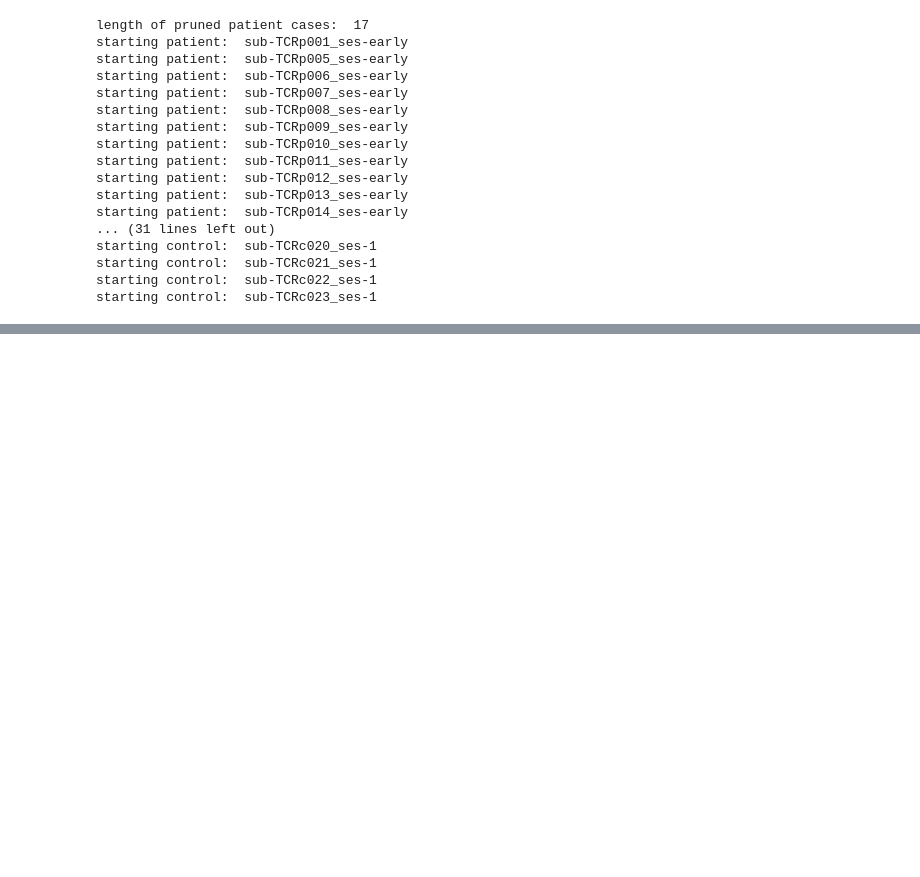
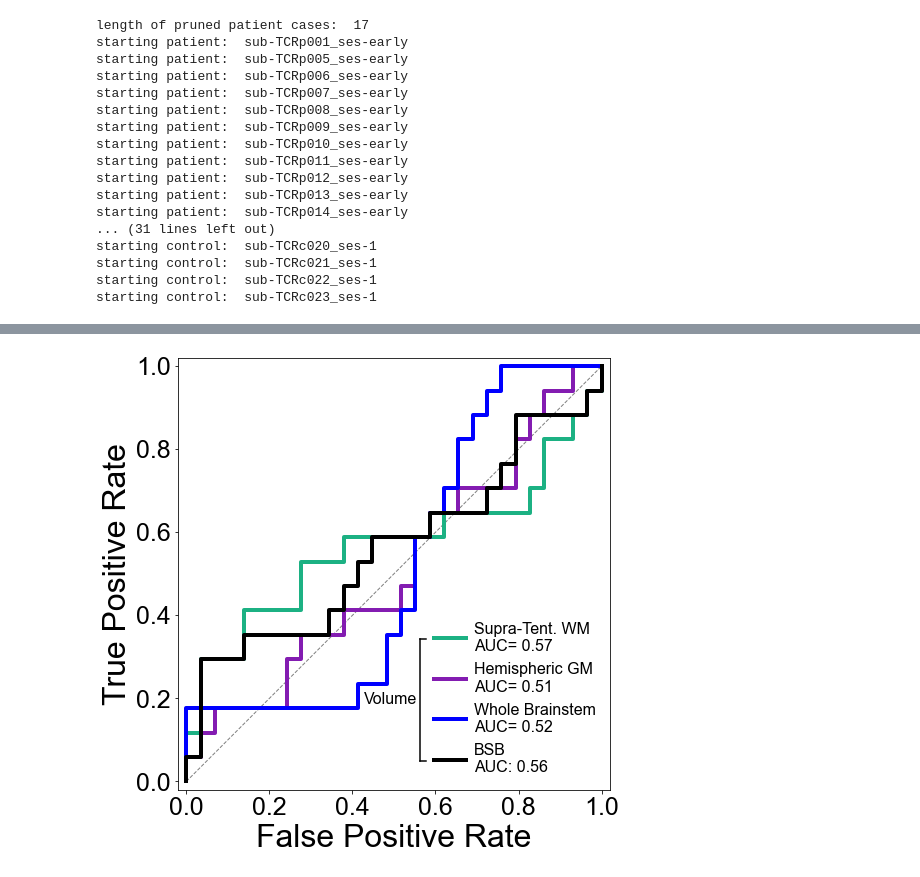
Before and after one commit to markolchanyi/BSBT, a Jupyter notebook: analysis/RESPONSE_ROC_LDA.ipynb, the cells around one changed output, grey strips where cells are left out. Cells and saved outputs as stored; diff of their text form; code cells hidden in the pictures; blank space fills up the shorter version.

```diff
--- a/analysis/RESPONSE_ROC_LDA.ipynb
+++ b/analysis/RESPONSE_ROC_LDA.ipynb
@@ -1619,6 +1627,7 @@ all_y_test, all_y_scores, fpr, tpr, roc_auc = roc(controls_bsb,
                                                   C=C,
                                                   penalty=pen,
                                                   solver=sol)
+
 
 all_y_test_tractseg, all_y_scores_tractseg, fpr_tractseg, tpr_tractseg, roc_auc_tractseg = roc(controls_bsb_tractseg,
                                                                                       patients_bsb_tractseg,
@@ -1677,7 +1686,7 @@ all_y_test_brainstem_volume, all_y_scores_brainstem_volume, fpr_brainstem_volume
 all_y_test_cwm_volume, all_y_scores_cwm_volume, fpr_cwm_volume, tpr_cwm_volume, roc_auc_cwm_volume = roc(controls_bsb_cwm_volume,
                                                                                                       patients_bsb_cwm_volume,
                                                                                                       scaler=scaler,
-                                                                                                      flip_preds=False,
+                                                                                                      flip_preds=True,
                                                                                                       C=C,
                                                                                                       penalty=pen,
                                                                                                       solver=sol)
@@ -1867,35 +1783,37 @@ plt.plot(fpr_brainstem_volume, tpr_brainstem_volume, color='blue', lw=line_weigh
 plt.plot(fpr_volume, tpr_volume, color='black', lw=line_weight_large, label='BSB\nAUC: {:.2f}'.format(roc_auc_volume))
 
 
 plt.xlim([-0.02, 1.02])
 plt.ylim([-0.02, 1.02])
 plt.xlabel('False Positive Rate', fontsize=32,fontweight='regular')
 plt.xticks(fontsize=25,fontweight='regular')
 plt.yticks(fontsize=25,fontweight='regular')
 plt.ylabel('True Positive Rate', fontsize=32,fontweight='regular')
 #plt.title('ADNI ROC Curve', fontsize=30)
 legend = plt.legend(loc="lower right", fontsize=16,prop={'size':16,'weight':'regular'}, handlelength=2, handletextpad=0.5, frameon=False)
 
 
-bracket_x = 0.55
+bracket_x = 0.56
 bracket_top = 0.35
 bracket_bottom = 0.067
 
 
 plt.plot([bracket_x, bracket_x], [bracket_bottom, bracket_top], color='black', lw=1.5, transform=plt.gca().transAxes)
 
 #  top of the bracket
 plt.plot([bracket_x, bracket_x + 0.015], [bracket_top, bracket_top], color='black', lw=1.5, transform=plt.gca().transAxes)
 
 # bottom of the bracket
 plt.plot([bracket_x, bracket_x + 0.015], [bracket_bottom, bracket_bottom], color='black', lw=1.5, transform=plt.gca().transAxes)
 
 
-plt.text(bracket_x - 0.135, (bracket_top + bracket_bottom) / 2, 'Volume', va='center', transform=plt.gca().transAxes, fontsize=16)
+plt.text(bracket_x - 0.13, (bracket_top + bracket_bottom) / 2, 'Volume', va='center', transform=plt.gca().transAxes, fontsize=16)
 
 plt.tight_layout()
 plt.savefig('/Users/markolchanyi/Desktop/BSB_Figs/TBI_ROC_Volume.png', dpi=300)
 plt.show()
+# %% [output]
+[figure, added]
 # %%
 
 p_delong_tractseg_bsb = delong_roc_test(np.array(all_y_test), np.array(all_y_scores),np.array(all_y_scores_tractseg))[0,0]
```
Also changed, not shown: parts of 15 cells of this notebook.
